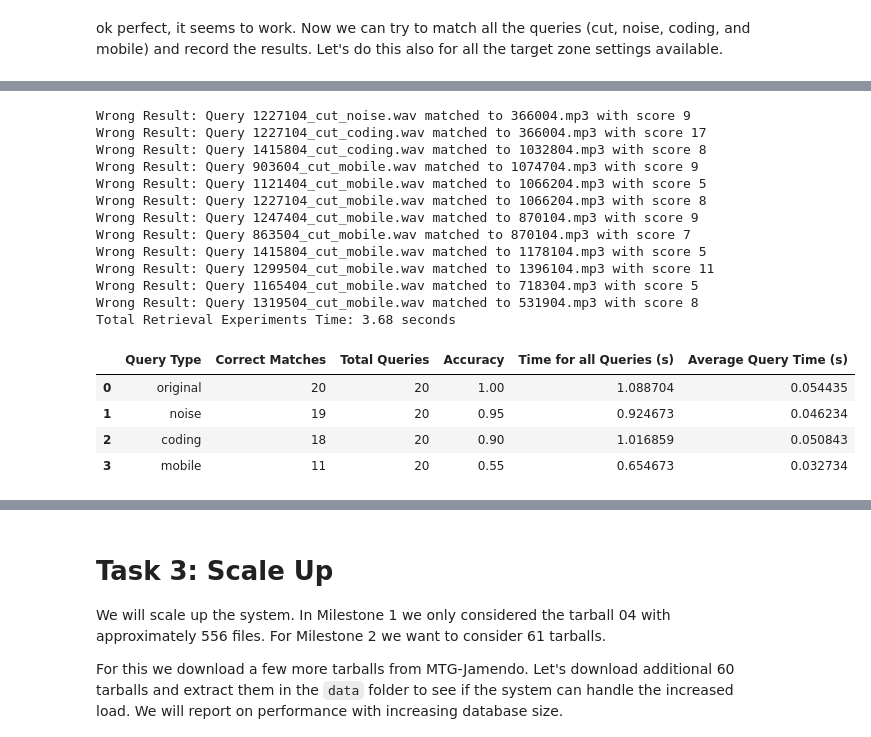
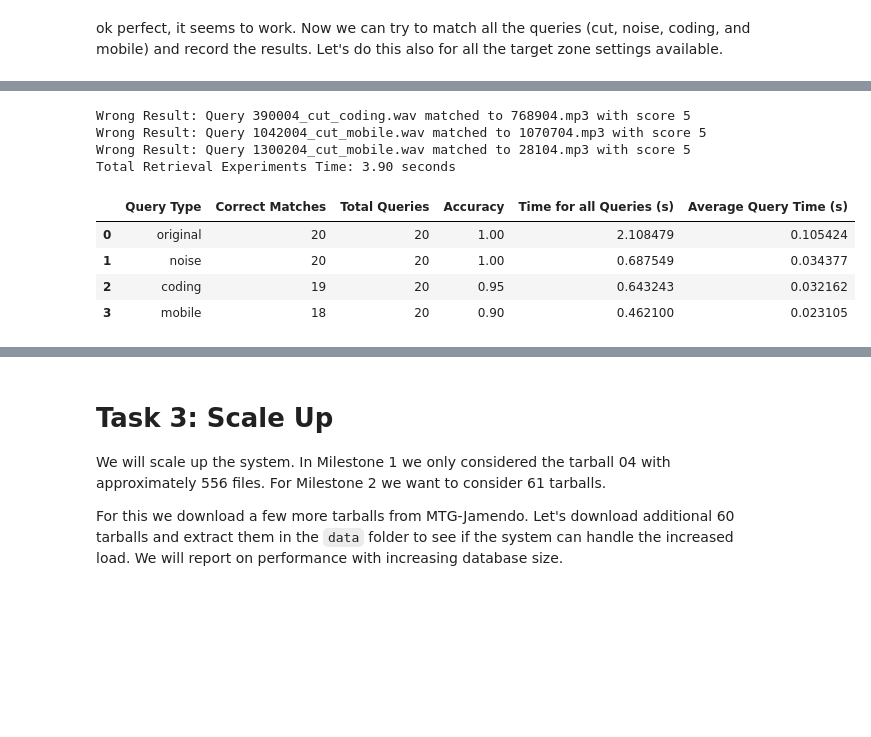
Before and after one commit to Lutu-gl/AudioID-Retrieval, a Jupyter notebook: notebooks/04_audio_retrieval_MS2.ipynb, the cells around one changed output, grey strips where cells are left out. Cells and saved outputs as stored; diff of their text form; code cells hidden in the pictures; blank space fills up the shorter version.

```diff
--- a/notebooks/04_audio_retrieval_MS2.ipynb
+++ b/notebooks/04_audio_retrieval_MS2.ipynb
@@ -356,9 +390,9 @@ import pickle
 from pandas import DataFrame
 from IPython.display import display
 
-def compute_and_save(db_hash_index, target_zone, exclusion_zone, file_path):
+def compute_and_save(db_hash_index, target_zone, file_path):
     start_time = time.perf_counter()
-    db_hash_index = compute_hashes_index(database, target_zone, exclusion_zone=exclusion_zone)
+    db_hash_index = compute_hashes_index(database, target_zone)
     compute_time = time.perf_counter() - start_time
 
     # Save to file
@@ -380,12 +414,10 @@ for i, target_zone in enumerate(target_zones):
     compute_time, in_memory_size, on_storage_size = compute_and_save(
         db_hash_index=f'db_hash_index_tz{i}',
         target_zone=target_zone,
-        exclusion_zone=5,
         file_path=file_path
     )
     results.append({
-        "Target Zone ID": f"tz{i}",
-        "Target Zone (dist_time, dist_freq)": f"{target_zone}",
+        "Target Zone (dist_time, dist_freq)": f"{target_zone['id']}",
         "Compute Time (s)": compute_time,
         "In-Memory Size (MB)": in_memory_size / (1024**2),
         "On-Storage Size (MB)": on_storage_size / (1024**2),
@@ -505,7 +536,7 @@ def match_query_to_database_threaded(query_hash_list, db_hash_index, threshold=5
 Nice, let's test it with a query and see if it works. We will use target zone 0 for this.
 # %%
 fst_query = query_C_original['1009604_cut.wav']['constellation_map']
-query_hash_list = compute_hashes_for_query(fst_query, target_zones[0], exclusion_zone=5)
+query_hash_list = compute_hashes_for_query(fst_query, target_zones[0])
 
 time_now = time.perf_counter()
 print("Now matching query to database threaded")
@@ -530,7 +561,7 @@ Let's do this also for all the target zone settings available.
 # %%
 from pandas import DataFrame
 
-def compute_all_hashes_for_queries(query_constellation_maps, target_zones, exclusion_zone=5):
+def compute_all_hashes_for_queries(query_constellation_maps, target_zones):
     """
     Compute hashes for all queries across all target zones.
 
@@ -552,10 +583,10 @@ def compute_all_hashes_for_queries(query_constellation_maps, target_zones, exclu
             type_hashes = {}
             for query_name, query_data in queries.items():
                 constellation_map = query_data["constellation_map"]
-                hashes = compute_hashes_for_query(constellation_map, target_zone, exclusion_zone)
+                hashes = compute_hashes_for_query(constellation_map, target_zone)
                 type_hashes[query_name] = hashes
             target_zone_hashes[query_type] = type_hashes
-        all_hashes[target_zone] = target_zone_hashes
+        all_hashes[target_zone['id']] = target_zone_hashes
     return all_hashes
 
 
@@ -656,8 +687,7 @@ all_query_hashes = compute_all_hashes_for_queries(
         "coding": query_C_coding,
         "mobile": query_C_mobile
     },
-    target_zones=target_zones,
-    exclusion_zone=5
+    target_zones=target_zones
 )
 # %%
 results_tz0 = perform_retrieval_experiments(
@@ -700,29 +750,20 @@ Total Retrieval Experiments Time: 2.14 seconds
 # %%
 results_tz2 = perform_retrieval_experiments(
-    all_query_hashes=all_query_hashes[target_zones[2]],
+    all_query_hashes=all_query_hashes[target_zones[2]['id']],
     db_hash_index=db_hash_index_tz2,
     threshold=5
 )
 summary_table_tz2 = save_results_to_table(results_tz2)
 display(summary_table_tz2)
 # %% [output]
-Wrong Result: Query 1227104_cut_noise.wav matched to 366004.mp3 with score 9
-Wrong Result: Query 1227104_cut_coding.wav matched to 366004.mp3 with score 17
-Wrong Result: Query 1415804_cut_coding.wav matched to 1032804.mp3 with score 8
-Wrong Result: Query 903604_cut_mobile.wav matched to 1074704.mp3 with score 9
-Wrong Result: Query 1121404_cut_mobile.wav matched to 1066204.mp3 with score 5
-Wrong Result: Query 1227104_cut_mobile.wav matched to 1066204.mp3 with score 8
-Wrong Result: Query 1247404_cut_mobile.wav matched to 870104.mp3 with score 9
-Wrong Result: Query 863504_cut_mobile.wav matched to 870104.mp3 with score 7
-Wrong Result: Query 1415804_cut_mobile.wav matched to 1178104.mp3 with score 5
-Wrong Result: Query 1299504_cut_mobile.wav matched to 1396104.mp3 with score 11
-Wrong Result: Query 1165404_cut_mobile.wav matched to 718304.mp3 with score 5
-Wrong Result: Query 1319504_cut_mobile.wav matched to 531904.mp3 with score 8
-Total Retrieval Experiments Time: 3.68 seconds
+Wrong Result: Query 390004_cut_coding.wav matched to 768904.mp3 with score 5
+Wrong Result: Query 1042004_cut_mobile.wav matched to 1070704.mp3 with score 5
+Wrong Result: Query 1300204_cut_mobile.wav matched to 28104.mp3 with score 5
+Total Retrieval Experiments Time: 3.90 seconds
 |  | Query Type | Correct Matches | Total Queries | Accuracy | Time for all Queries (s) | Average Query Time (s) |
-| 0 | original | 20 | 20 | 1.00 | 1.088704 | 0.054435 |
-| 1 | noise | 19 | 20 | 0.95 | 0.924673 | 0.046234 |
-| 2 | coding | 18 | 20 | 0.90 | 1.016859 | 0.050843 |
-| 3 | mobile | 11 | 20 | 0.55 | 0.654673 | 0.032734 |
+| 0 | original | 20 | 20 | 1.00 | 2.108479 | 0.105424 |
+| 1 | noise | 20 | 20 | 1.00 | 0.687549 | 0.034377 |
+| 2 | coding | 19 | 20 | 0.95 | 0.643243 | 0.032162 |
+| 3 | mobile | 18 | 20 | 0.90 | 0.462100 | 0.023105 |
 # %%
 results_tz3 = perform_retrieval_experiments(
```
Also changed, not shown: parts of 23 cells of this notebook, 1 other file.
